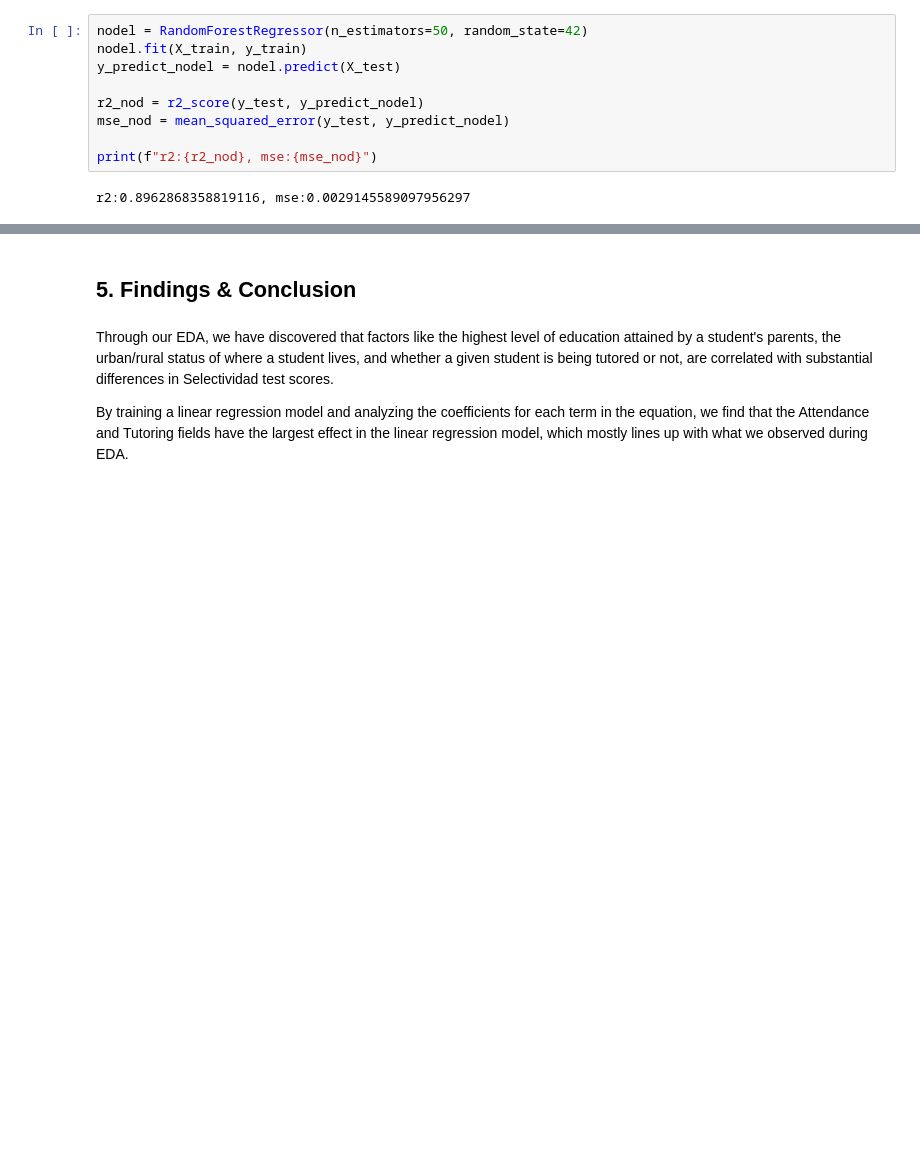
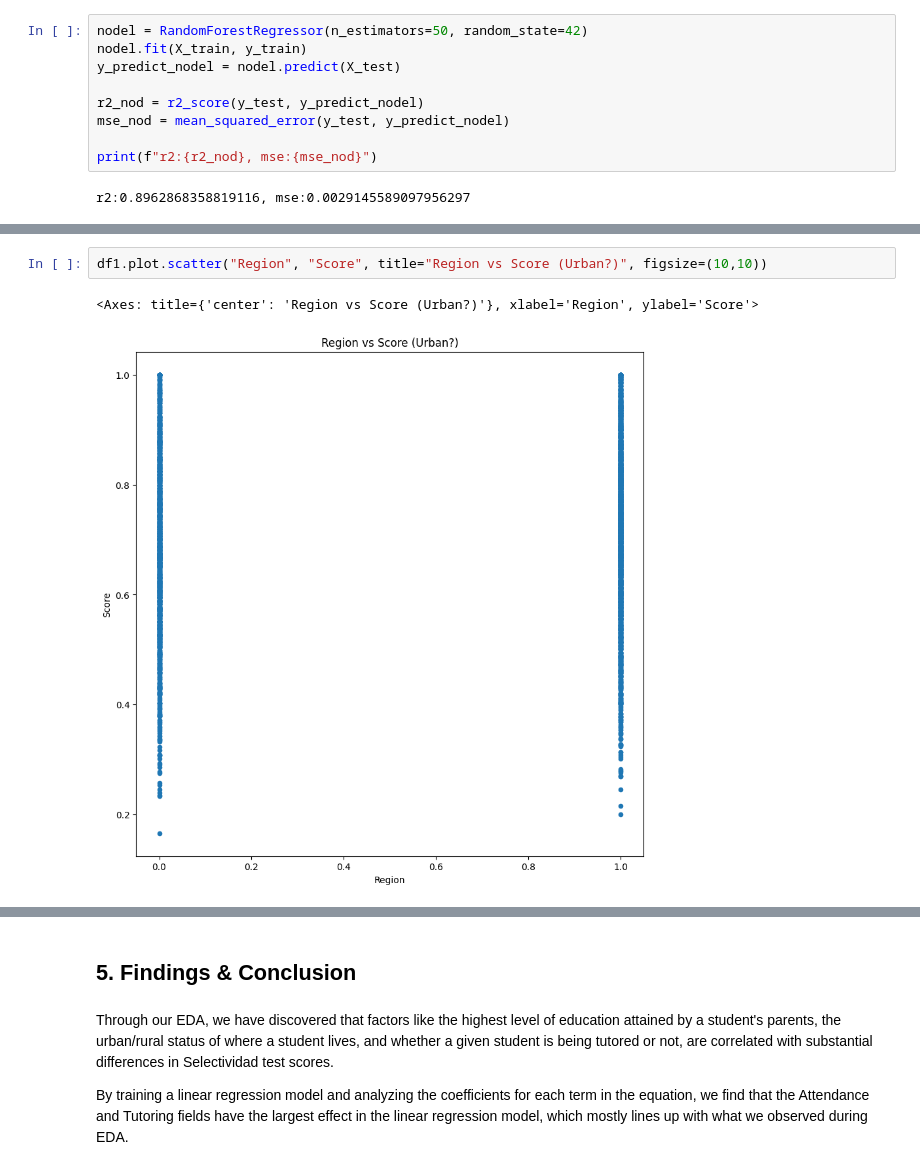
Before and after one commit to deslumoprime/is312, a Jupyter notebook: rtzhang2/RaymondZhangIS312WA2.ipynb, the cells around one changed output, grey strips where cells are left out. Cells and saved outputs as stored; diff of their text form; blank space fills up the shorter version.

```diff
--- a/rtzhang2/RaymondZhangIS312WA2.ipynb
+++ b/rtzhang2/RaymondZhangIS312WA2.ipynb
@@ -236,0 +274,5 @@ r2:0.8962868358819116, mse:0.0029145589097956297
+# %%
+df1.plot.scatter("Region", "Score", title="Region vs Score (Urban?)", figsize=(10,10))
+# %% [output]
+<Axes: title={'center': 'Region vs Score (Urban?)'}, xlabel='Region', ylabel='Score'>
+[figure, added]
```
Also changed, not shown: parts of 28 cells of this notebook, 1 other file.
